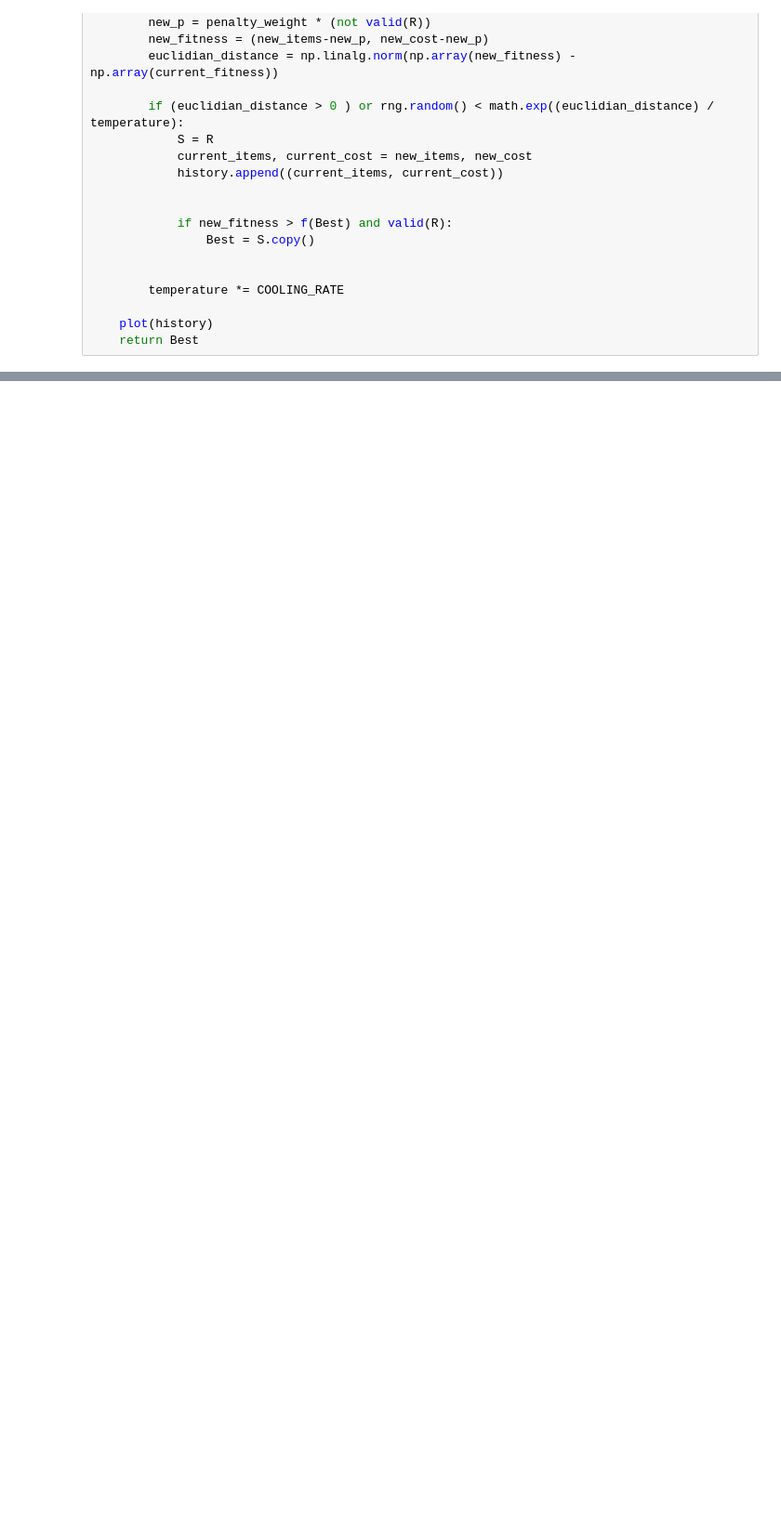
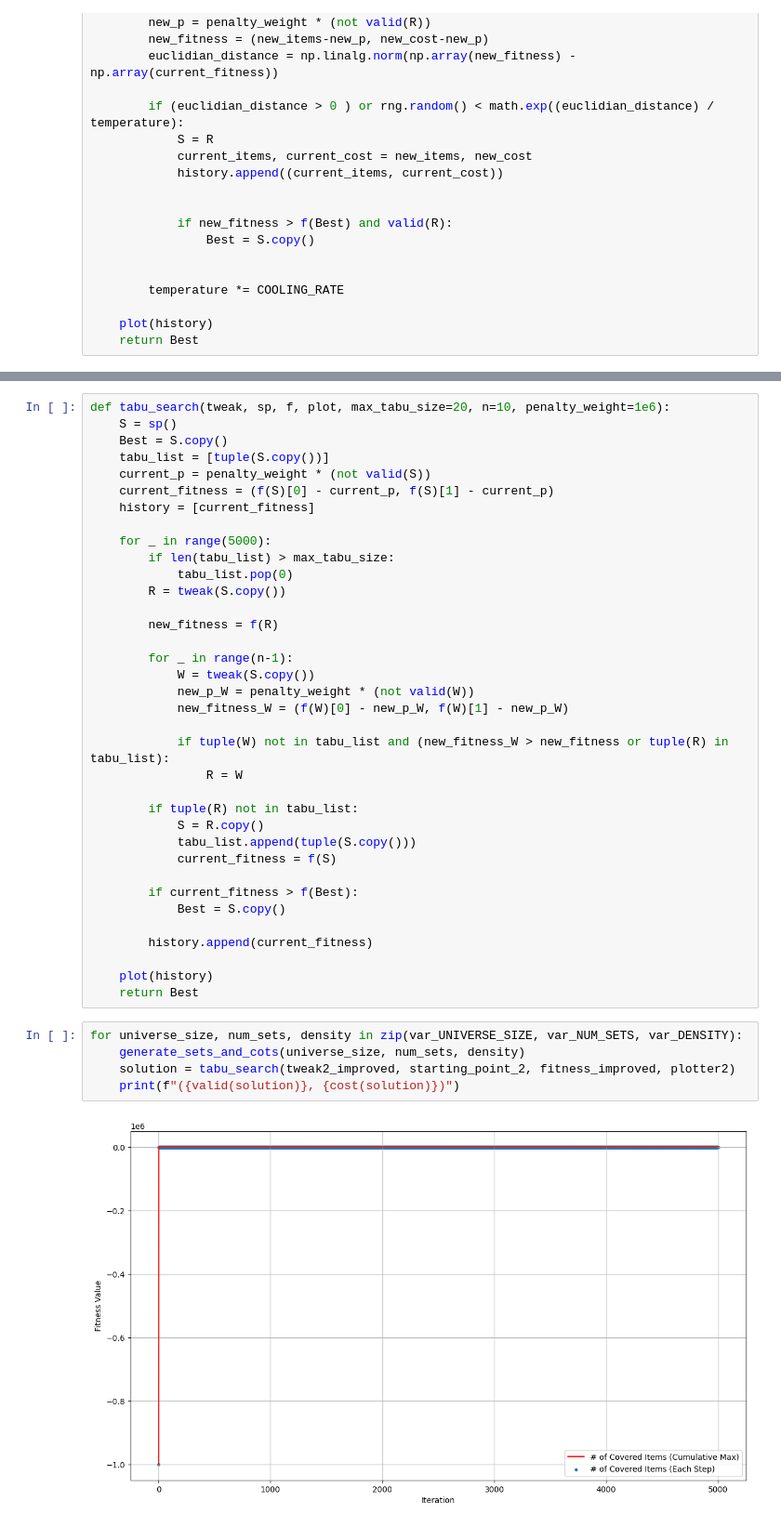
Before and after one commit to Gabriele-Raffaele/CI2024_lab1, a Jupyter notebook: lab1.ipynb, the cells around one changed output, grey strips where cells are left out. Shown: that part at 93% size. Drawn from its saved outputs; the diff is of its cells as text; blank space fills up the shorter version.

Commit message:
implementing tabu search

```diff
--- a/lab1.ipynb
+++ b/lab1.ipynb
@@ -269,0 +272,43 @@ for universe_size, num_sets, density in zip(var_UNIVERSE_SIZE, var_NUM_SETS, var
+# %%
+def tabu_search(tweak, sp, f, plot, max_tabu_size=20, n=10, penalty_weight=1e6):
+    S = sp()
+    Best = S.copy()
+    tabu_list = [tuple(S.copy())]
+    current_p = penalty_weight * (not valid(S))
+    current_fitness = (f(S)[0] - current_p, f(S)[1] - current_p)
+    history = [current_fitness]
+
+    for _ in range(5000):
+        if len(tabu_list) > max_tabu_size:
+            tabu_list.pop(0)
+        R = tweak(S.copy())
+
+        new_fitness = f(R)
+
+        for _ in range(n-1):
+            W = tweak(S.copy())
+            new_p_W = penalty_weight * (not valid(W))
+            new_fitness_W = (f(W)[0] - new_p_W, f(W)[1] - new_p_W)
+
+            if tuple(W) not in tabu_list and (new_fitness_W > new_fitness or tuple(R) in tabu_list):
+                R = W
+
+        if tuple(R) not in tabu_list:
+            S = R.copy()
+            tabu_list.append(tuple(S.copy()))
+            current_fitness = f(S)
+
+        if current_fitness > f(Best):
+            Best = S.copy()
+
+        history.append(current_fitness)
+
+    plot(history)
+    return Best
+# %%
+for universe_size, num_sets, density in zip(var_UNIVERSE_SIZE, var_NUM_SETS, var_DENSITY):
+    generate_sets_and_cots(universe_size, num_sets, density)
+    solution = tabu_search(tweak2_improved, starting_point_2, fitness_improved, plotter2)
+    print(f"({valid(solution)}, {cost(solution)})")
+# %% [output]
+[figure, added]
```
Also changed, not shown: parts of 7 cells of this notebook.
